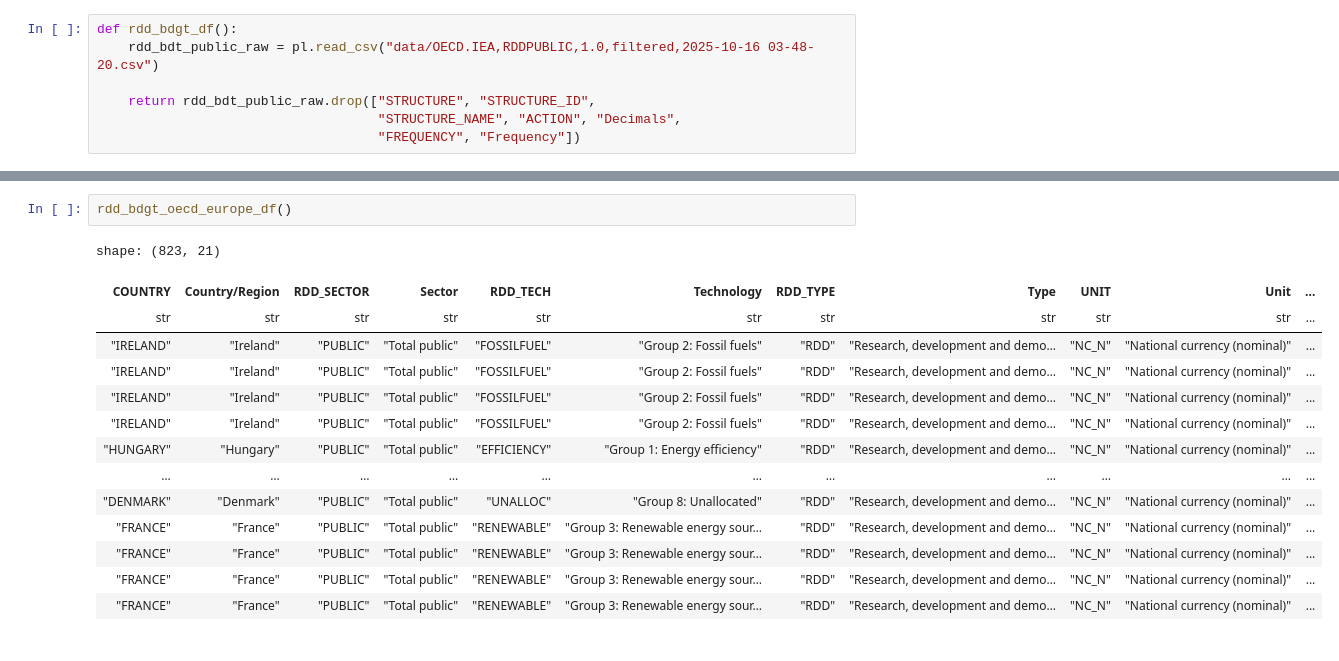
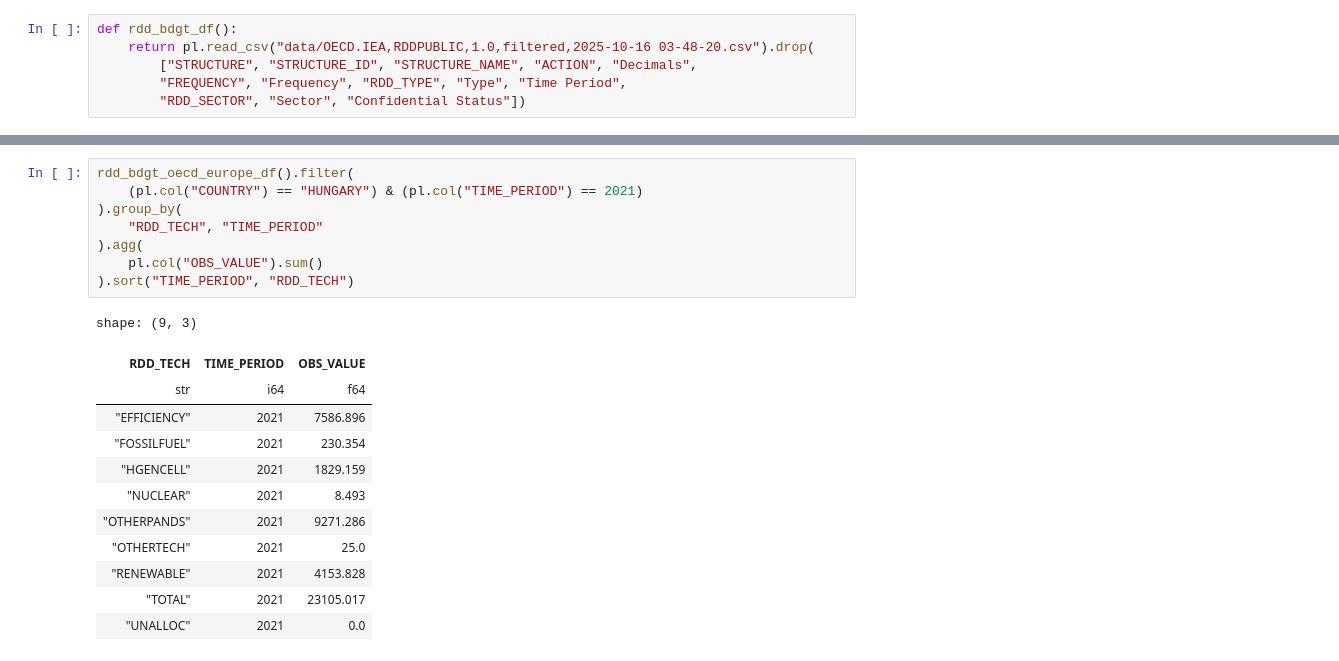
Before and after one commit to ChemmZz/Static-Visualization-Project, a Jupyter notebook: df_exploration.ipynb, the cells around one changed output, grey strips where cells are left out. Saved outputs shown, nothing was run; the diff lists cells and outputs as text.

```diff
--- a/df_exploration.ipynb
+++ b/df_exploration.ipynb
@@ -7,9 +5,8 @@ import altair as al
 # %%
 def rdd_bdgt_df():
-    rdd_bdt_public_raw = pl.read_csv("data/OECD.IEA,RDDPUBLIC,1.0,filtered,2025-10-16 03-48-20.csv")
-
-    return rdd_bdt_public_raw.drop(["STRUCTURE", "STRUCTURE_ID",
-                                    "STRUCTURE_NAME", "ACTION", "Decimals",
-                                    "FREQUENCY", "Frequency"])
+    return pl.read_csv("data/OECD.IEA,RDDPUBLIC,1.0,filtered,2025-10-16 03-48-20.csv").drop(
+        ["STRUCTURE", "STRUCTURE_ID", "STRUCTURE_NAME", "ACTION", "Decimals",
+        "FREQUENCY", "Frequency", "RDD_TYPE", "Type", "Time Period",
+        "RDD_SECTOR", "Sector", "Confidential Status"])
 # %%
 def rdd_bdgt_oecd_europe_df():
@@ -27,17 +40,21 @@ def rdd_bdgt_oecd_europe_df():
 # %%
-rdd_bdgt_oecd_europe_df()
+rdd_bdgt_oecd_europe_df().filter(
+    (pl.col("COUNTRY") == "HUNGARY") & (pl.col("TIME_PERIOD") == 2021)
+).group_by(
+    "RDD_TECH", "TIME_PERIOD"
+).agg(
+    pl.col("OBS_VALUE").sum()
+).sort("TIME_PERIOD", "RDD_TECH")
 # %% [output]
-shape: (823, 21)
+shape: (9, 3)
-| COUNTRY | Country/Region | RDD_SECTOR | Sector | RDD_TECH | Technology | RDD_TYPE | Type | UNIT | Unit | ... |
-| str | str | str | str | str | str | str | str | str | str | ... |
-| "IRELAND" | "Ireland" | "PUBLIC" | "Total public" | "FOSSILFUEL" | "Group 2: Fossil fuels" | "RDD" | "Research, development and demo… | "NC_N" | "National currency (nominal)" | ... |
-| "IRELAND" | "Ireland" | "PUBLIC" | "Total public" | "FOSSILFUEL" | "Group 2: Fossil fuels" | "RDD" | "Research, development and demo… | "NC_N" | "National currency (nominal)" | ... |
-| "IRELAND" | "Ireland" | "PUBLIC" | "Total public" | "FOSSILFUEL" | "Group 2: Fossil fuels" | "RDD" | "Research, development and demo… | "NC_N" | "National currency (nominal)" | ... |
-| "IRELAND" | "Ireland" | "PUBLIC" | "Total public" | "FOSSILFUEL" | "Group 2: Fossil fuels" | "RDD" | "Research, development and demo… | "NC_N" | "National currency (nominal)" | ... |
-| "HUNGARY" | "Hungary" | "PUBLIC" | "Total public" | "EFFICIENCY" | "Group 1: Energy efficiency" | "RDD" | "Research, development and demo… | "NC_N" | "National currency (nominal)" | ... |
-| … | … | … | … | … | … | … | … | … | … | ... |
-| "DENMARK" | "Denmark" | "PUBLIC" | "Total public" | "UNALLOC" | "Group 8: Unallocated" | "RDD" | "Research, development and demo… | "NC_N" | "National currency (nominal)" | ... |
-| "FRANCE" | "France" | "PUBLIC" | "Total public" | "RENEWABLE" | "Group 3: Renewable energy sour… | "RDD" | "Research, development and demo… | "NC_N" | "National currency (nominal)" | ... |
-| "FRANCE" | "France" | "PUBLIC" | "Total public" | "RENEWABLE" | "Group 3: Renewable energy sour… | "RDD" | "Research, development and demo… | "NC_N" | "National currency (nominal)" | ... |
-| "FRANCE" | "France" | "PUBLIC" | "Total public" | "RENEWABLE" | "Group 3: Renewable energy sour… | "RDD" | "Research, development and demo… | "NC_N" | "National currency (nominal)" | ... |
-| "FRANCE" | "France" | "PUBLIC" | "Total public" | "RENEWABLE" | "Group 3: Renewable energy sour… | "RDD" | "Research, development and demo… | "NC_N" | "National currency (nominal)" | ... |
+| RDD_TECH | TIME_PERIOD | OBS_VALUE |
+| str | i64 | f64 |
+| "EFFICIENCY" | 2021 | 7586.896 |
+| "FOSSILFUEL" | 2021 | 230.354 |
+| "HGENCELL" | 2021 | 1829.159 |
+| "NUCLEAR" | 2021 | 8.493 |
+| "OTHERPANDS" | 2021 | 9271.286 |
+| "OTHERTECH" | 2021 | 25.0 |
+| "RENEWABLE" | 2021 | 4153.828 |
+| "TOTAL" | 2021 | 23105.017 |
+| "UNALLOC" | 2021 | 0.0 |
```
Also changed, not shown: parts of 20 cells of this notebook.
